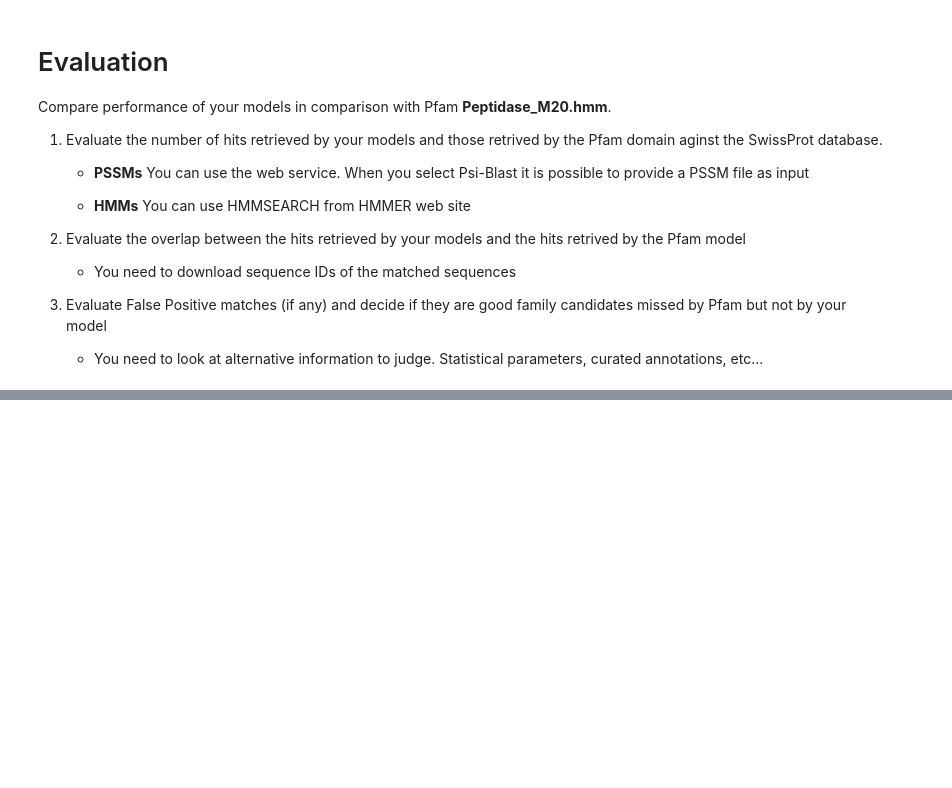
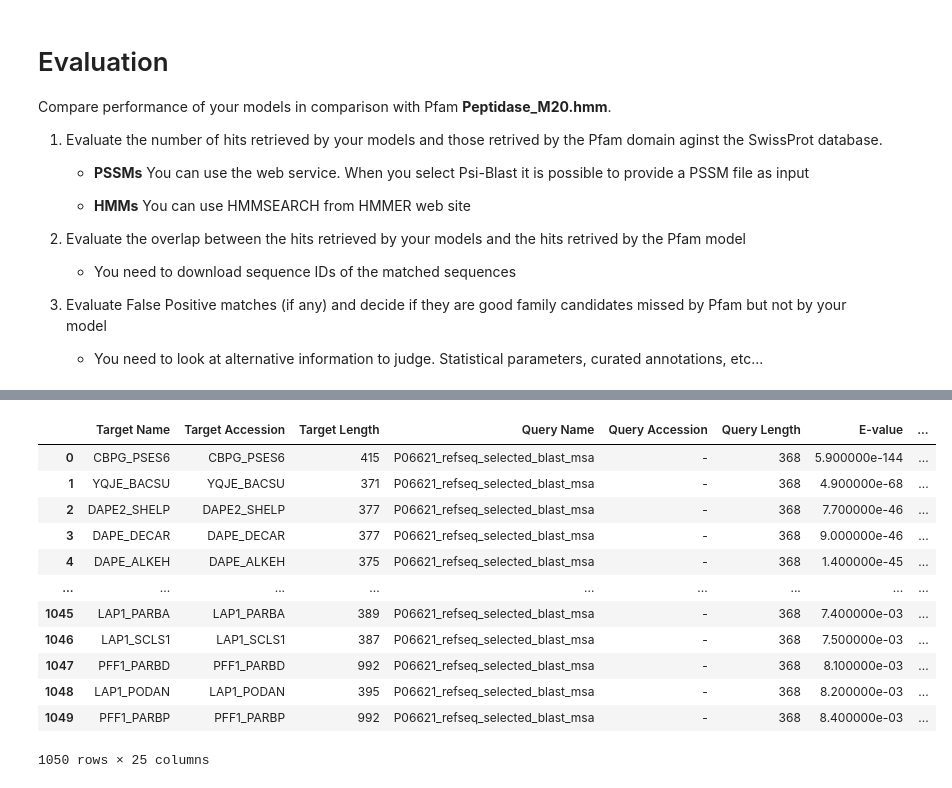
Before and after one commit to BioComputingUP/biological_data, a Jupyter notebook: protein_family.ipynb, the cells around one changed output, grey strips where cells are left out. Saved outputs shown, nothing was run; the diff lists cells and outputs as text; code cells hidden in the pictures; blank space fills up the shorter version.

```diff
--- a/protein_family.ipynb
+++ b/protein_family.ipynb
@@ -227,0 +244,18 @@ Compare performance of your models in comparison with Pfam **Peptidase_M20.hmm**
+# %%
+# hmmsearch from the Blast MSA (HMM)
+hmmsearch_blast_msa = pd.read_csv('data/P06621_refseq_selected_blast_msa_hmmsearch.tsv', sep='\t')
+hmmsearch_blast_msa
+# %% [output]
+|  | Target Name | Target Accession | Target Length | Query Name | Query Accession | Query Length | E-value | ... |
+| 0 | CBPG_PSES6 | CBPG_PSES6 | 415 | P06621_refseq_selected_blast_msa | - | 368 | 5.900000e-144 | ... |
+| 1 | YQJE_BACSU | YQJE_BACSU | 371 | P06621_refseq_selected_blast_msa | - | 368 | 4.900000e-68 | ... |
+| 2 | DAPE2_SHELP | DAPE2_SHELP | 377 | P06621_refseq_selected_blast_msa | - | 368 | 7.700000e-46 | ... |
+| 3 | DAPE_DECAR | DAPE_DECAR | 377 | P06621_refseq_selected_blast_msa | - | 368 | 9.000000e-46 | ... |
+| 4 | DAPE_ALKEH | DAPE_ALKEH | 375 | P06621_refseq_selected_blast_msa | - | 368 | 1.400000e-45 | ... |
+| ... | ... | ... | ... | ... | ... | ... | ... | ... |
+| 1045 | LAP1_PARBA | LAP1_PARBA | 389 | P06621_refseq_selected_blast_msa | - | 368 | 7.400000e-03 | ... |
+| 1046 | LAP1_SCLS1 | LAP1_SCLS1 | 387 | P06621_refseq_selected_blast_msa | - | 368 | 7.500000e-03 | ... |
+| 1047 | PFF1_PARBD | PFF1_PARBD | 992 | P06621_refseq_selected_blast_msa | - | 368 | 8.100000e-03 | ... |
+| 1048 | LAP1_PODAN | LAP1_PODAN | 395 | P06621_refseq_selected_blast_msa | - | 368 | 8.200000e-03 | ... |
+| 1049 | PFF1_PARBP | PFF1_PARBP | 992 | P06621_refseq_selected_blast_msa | - | 368 | 8.400000e-03 | ... |
+1050 rows × 25 columns
```
Also changed, not shown: parts of 9 cells of this notebook, 4 other files.
